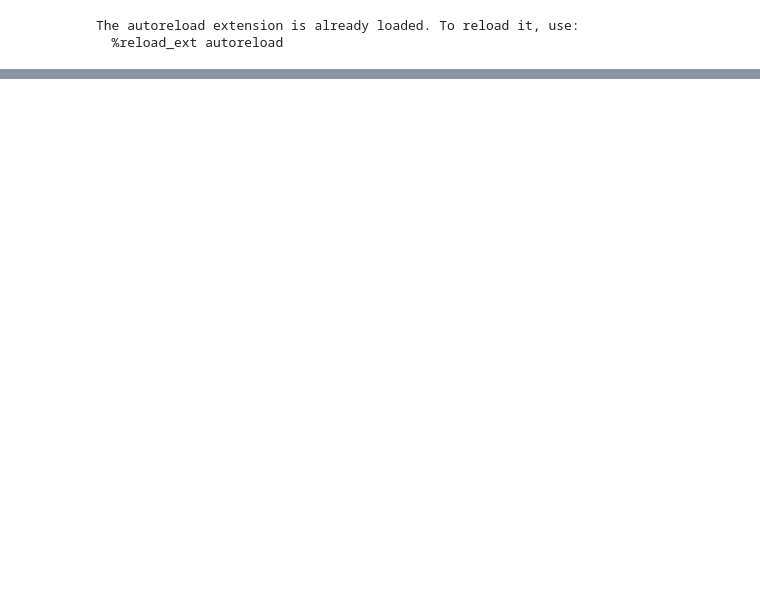
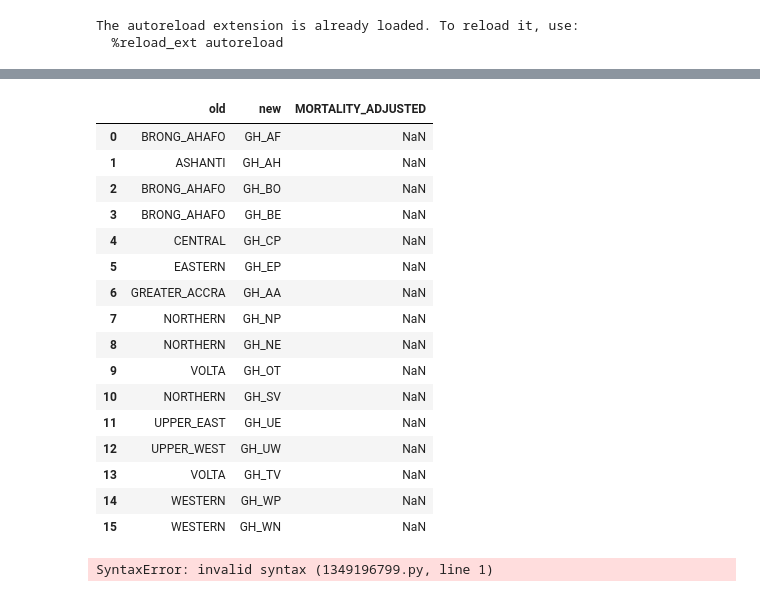
Before and after one commit to sepmein/mBench, a Jupyter notebook: scripts/reconstruct.ipynb, the cells around one changed output, grey strips where cells are left out. Drawn from its saved outputs; the diff is of its cells as text; code cells hidden in the pictures; blank space fills up the shorter version.

```diff
--- a/scripts/reconstruct.ipynb
+++ b/scripts/reconstruct.ipynb
@@ -44,7 +58,9 @@ gha_districts = Districts(district_list=[
 district_216_260 = pd.read_csv(data_dir + "/GHA/ADM1/216 to 260.csv")
 # %%
 gha_old_new_districts = OldDistrictToNewDistrict(
-    data=district_216_260,
+    start = district_216_260['216'],
+    to= district_216_260['260'],
     districts = gha_districts,
-    columns = ['old', 'new']
+    columns = ['old','new']
 )
+gha_old_new_districts.data
@@ -67,11 +101,13 @@ gha_adjacent_provinces_data = demographic.reformat.adm1_name(
 )
 
 gha_adjacent_provinces = AdjacentDistricts(
-    data = gha_adjacent_provinces_data,
+    start= gha_adjacent_provinces_data['from'],
+    to = gha_adjacent_provinces_data['to'],
     districts = gha_districts
 )
 # %%
 gha = Country(districts=gha_districts,
               adjacent_districts=gha_adjacent_provinces,
-              old_new_district_comparison_table = gha_old_new_districts
+              old_districts_to_new_districts = gha_old_new_districts
               )
+gha
@@ -79,0 +124,9 @@ gha_data = CountryData(country = gha)
+# %%
+gha_adm1_vector_resistance = pd.read_excel(
+    data_dir
+    + "/GHA/WHO_IR_data/MTM_DISCRIMINATING_CONCENTRATION_BIOASSAY_20211130.xlsx",
+    sheet_name="Data",
+)
+gha_adm1_vector_resistance = gha_adm1_vector_resistance.groupby("ADMIN1").mean()
+gha_adm1_vector_resistance = gha_adm1_vector_resistance["MORTALITY_ADJUSTED"]
+gha_adm1_vector_resistance
@@ -79,0 +147,34 @@ gha_data = CountryData(country = gha)
+# %%
+vector_resistance = Parameter(
+    name= 'vector resistance',
+    aliases= ['vr', 'vector_resistance']
+)
+pm_gha_vector_resistance = ParameterData(
+    parameter= vector_resistance,
+    value=gha_adm1_vector_resistance,
+    country=gha,
+    from_old_districts_system= True
+)
+pm_gha_vector_resistance._value
+# %% [output]
+|  | old | new | MORTALITY_ADJUSTED |
+| 0 | BRONG_AHAFO | GH_AF | NaN |
+| 1 | ASHANTI | GH_AH | NaN |
+| 2 | BRONG_AHAFO | GH_BO | NaN |
+| 3 | BRONG_AHAFO | GH_BE | NaN |
+| 4 | CENTRAL | GH_CP | NaN |
+| 5 | EASTERN | GH_EP | NaN |
+| 6 | GREATER_ACCRA | GH_AA | NaN |
+| 7 | NORTHERN | GH_NP | NaN |
+| 8 | NORTHERN | GH_NE | NaN |
+| 9 | VOLTA | GH_OT | NaN |
+| 10 | NORTHERN | GH_SV | NaN |
+| 11 | UPPER_EAST | GH_UE | NaN |
+| 12 | UPPER_WEST | GH_UW | NaN |
+| 13 | VOLTA | GH_TV | NaN |
+| 14 | WESTERN | GH_WP | NaN |
+| 15 | WESTERN | GH_WN | NaN |
+# %%
+gha_districts.reformat(to_format=)
+# %% [output]
+SyntaxError: invalid syntax (1349196799.py, line 1)
```
Also changed, not shown: parts of 6 cells of this notebook, 2 other files.
